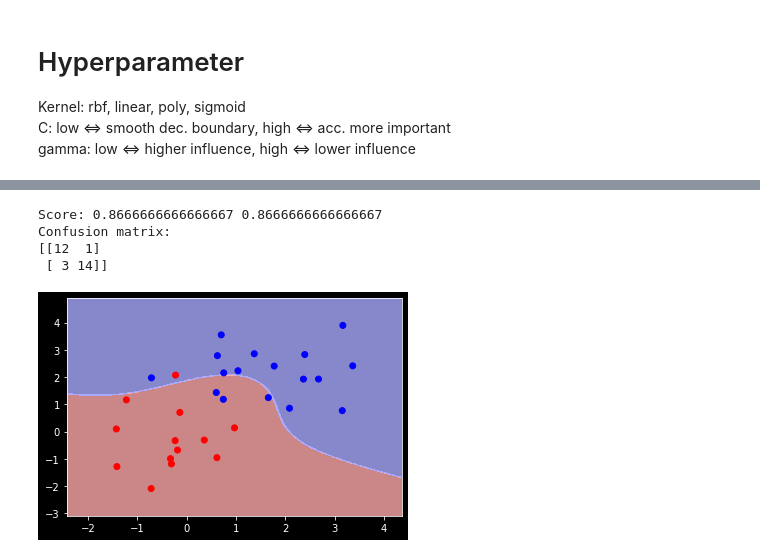
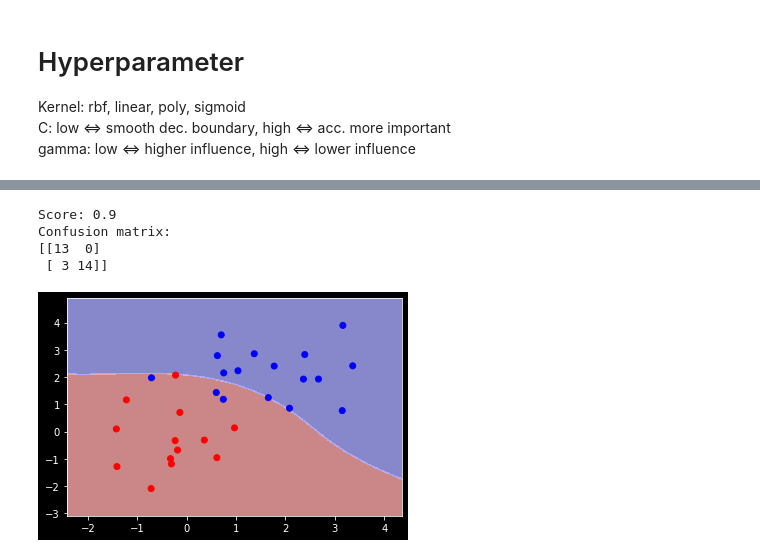
Before and after one commit to franneck94/UdemyML, a Jupyter notebook: Chapter11_SVM/SVMSklearn/SVMSklearn2.ipynb, the cells around one changed output, grey strips where cells are left out. Drawn from its saved outputs; the diff is of its cells as text; code cells hidden in the pictures.

```diff
--- a/Chapter11_SVM/SVMSklearn/SVMSklearn2.ipynb
+++ b/Chapter11_SVM/SVMSklearn/SVMSklearn2.ipynb
@@ -31,3 +28,18 @@ plt.show()
 Kernel: rbf, linear, poly, sigmoid
 C: low <=> smooth dec. boundary, high <=> acc. more important
 gamma: low <=> higher influence, high <=> lower influence
+# %%
+kernel = "poly"
+C = 1
+gamma = "scale"
+
+clf = SVC(kernel=kernel, C=C, gamma=gamma)
+clf.fit(x_train, y_train)
+
+y_pred = clf.predict(x_test)
+score = clf.score(x_test, y_test)
+
+print(f"Score: {score}")
+print(f"Confusion matrix:\n{confusion_matrix(y_test, y_pred)}")
+
+plot_contours(clf, x_test, y_test)
@@ -34,21 +52,21 @@ gamma: low <=> higher influence, high <=> lower influence
 # %%
 kernel = "poly"
 C = 0.5
-gamma = 1 / x.shape[1]
+gamma = "scale"
 
 clf = SVC(kernel=kernel, C=C, gamma=gamma)
 clf.fit(x_train, y_train)
 
 y_pred = clf.predict(x_test)
 score = clf.score(x_test, y_test)
 
-print(f"Score: {score}", score)
+print(f"Score: {score}")
 print(f"Confusion matrix:\n{confusion_matrix(y_test, y_pred)}")
 
 plot_contours(clf, x_test, y_test)
 # %% [output]
-Score: 0.8666666666666667 0.8666666666666667
+Score: 0.9
 Confusion matrix:
-[[12  1]
+[[13  0]
  [ 3 14]]
-[figure, old version]
+[figure, new version]
```
Also changed, not shown: parts of 3 cells of this notebook, 7 other files.
